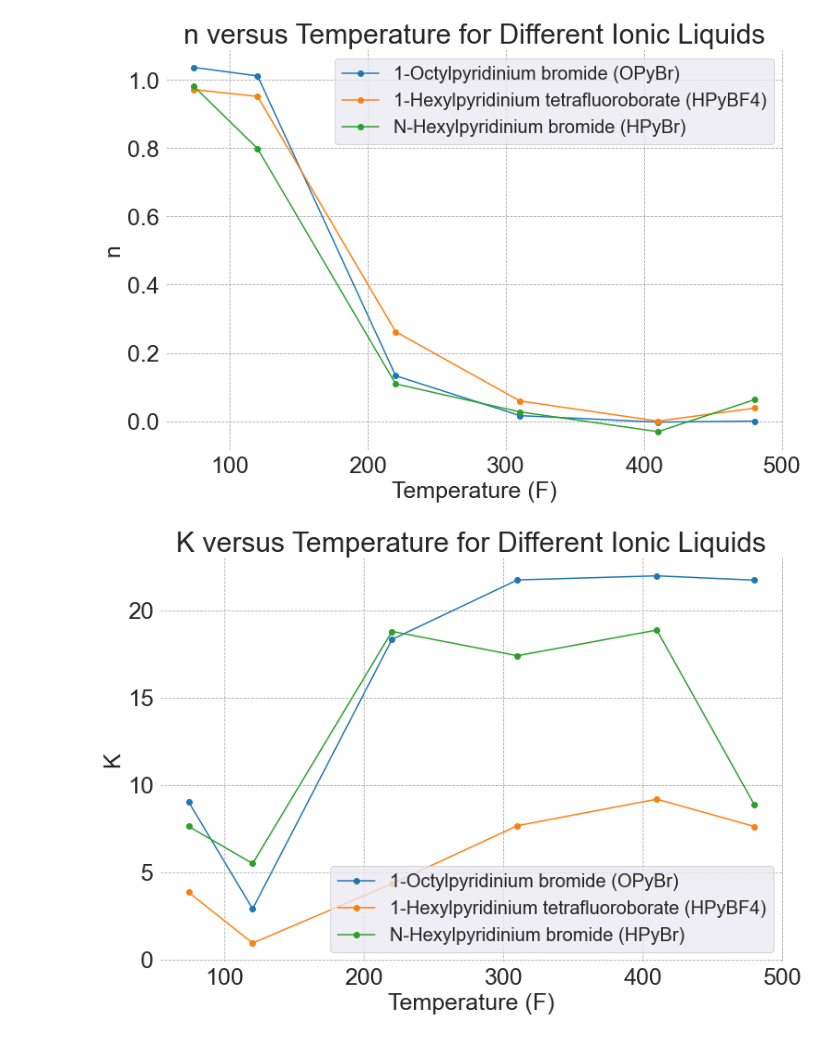
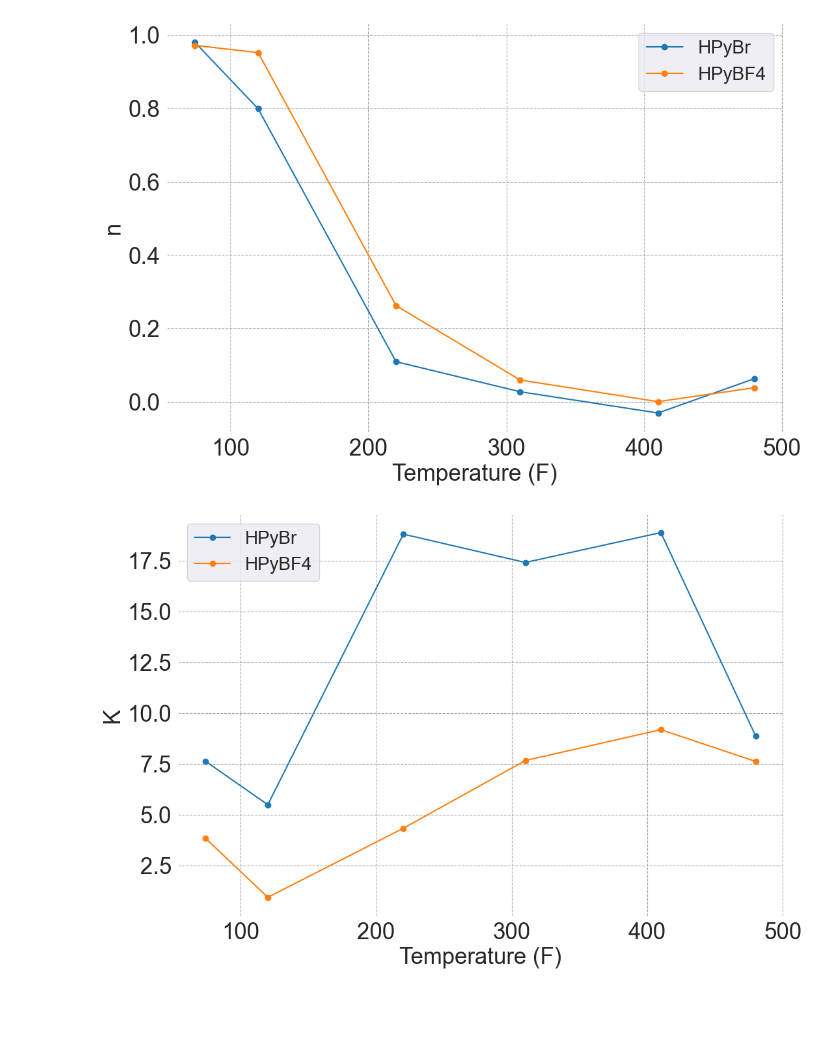
Before and after one commit to Atashnezhad/hpht, a Jupyter notebook: P04.ipynb, the cells around one changed output. Cells and saved outputs as stored; diff of their text form; code cells hidden in the pictures; blank space fills up the shorter version.

Commit message:
fix plots

```diff
--- a/P04.ipynb
+++ b/P04.ipynb
@@ -3,24 +3,26 @@ import matplotlib.pyplot as plt
 
 # Data
 data = [
-    {"Ionic Liquid": "1-Hexylpyridinium tetrafluoroborate (HPyBF4)", "Temperature (F)": 74, "n": 0.972, "K": 3.848, "r2": 1},
-    {"Ionic Liquid": "1-Hexylpyridinium tetrafluoroborate (HPyBF4)", "Temperature (F)": 120, "n": 0.952, "K": 0.943, "r2": 1},
-    {"Ionic Liquid": "1-Hexylpyridinium tetrafluoroborate (HPyBF4)", "Temperature (F)": 220, "n": 0.262, "K": 4.34, "r2": 0.94},
-    {"Ionic Liquid": "1-Hexylpyridinium tetrafluoroborate (HPyBF4)", "Temperature (F)": 310, "n": 0.059, "K": 7.668, "r2": 0.85},
-    {"Ionic Liquid": "1-Hexylpyridinium tetrafluoroborate (HPyBF4)", "Temperature (F)": 410, "n": 0, "K": 9.186, "r2": 0.01},
-    {"Ionic Liquid": "1-Hexylpyridinium tetrafluoroborate (HPyBF4)", "Temperature (F)": 480, "n": 0.038, "K": 7.623, "r2": 0.69},
-    {"Ionic Liquid": "N-Hexylpyridinium bromide (HPyBr)", "Temperature (F)": 74, "n": 0.981, "K": 7.631, "r2": 1},
-    {"Ionic Liquid": "N-Hexylpyridinium bromide (HPyBr)", "Temperature (F)": 120, "n": 0.799, "K": 5.497, "r2": 1},
-    {"Ionic Liquid": "N-Hexylpyridinium bromide (HPyBr)", "Temperature (F)": 220, "n": 0.109, "K": 18.798, "r2": 0.78},
-    {"Ionic Liquid": "N-Hexylpyridinium bromide (HPyBr)", "Temperature (F)": 310, "n": 0.027, "K": 17.406, "r2": 0.74},
-    {"Ionic Liquid": "N-Hexylpyridinium bromide (HPyBr)", "Temperature (F)": 410, "n": -0.031, "K": 18.875, "r2": 0.76},
-    {"Ionic Liquid": "N-Hexylpyridinium bromide (HPyBr)", "Temperature (F)": 480, "n": 0.063, "K": 8.866, "r2": 0.92},
-    {"Ionic Liquid": "1-Octylpyridinium bromide (OPyBr)", "Temperature (F)": 74, "n": 1.037, "K": 9.036, "r2": 1},
-    {"Ionic Liquid": "1-Octylpyridinium bromide (OPyBr)", "Temperature (F)": 120, "n": 1.012, "K": 2.902, "r2": 1},
-    {"Ionic Liquid": "1-Octylpyridinium bromide (OPyBr)", "Temperature (F)": 220, "n": 0.133, "K": 18.339, "r2": 0.8},
-    {"Ionic Liquid": "1-Octylpyridinium bromide (OPyBr)", "Temperature (F)": 310, "n": 0.016, "K": 21.746, "r2": 0.52},
-    {"Ionic Liquid": "1-Octylpyridinium bromide (OPyBr)", "Temperature (F)": 410, "n": -0.003, "K": 21.982, "r2": 0.78},
-    {"Ionic Liquid": "1-Octylpyridinium bromide (OPyBr)", "Temperature (F)": 480, "n": 0, "K": 21.734, "r2": 0},
+    {"Ionic Liquid": "HPyBF4", "Temperature (F)": 74, "n": 0.972, "K": 3.848, "r2": 1},
+    {"Ionic Liquid": "HPyBF4", "Temperature (F)": 120, "n": 0.952, "K": 0.943, "r2": 1},
+    {"Ionic Liquid": "HPyBF4", "Temperature (F)": 220, "n": 0.262, "K": 4.34, "r2": 0.94},
+    {"Ionic Liquid": "HPyBF4", "Temperature (F)": 310, "n": 0.059, "K": 7.668, "r2": 0.85},
+    {"Ionic Liquid": "HPyBF4", "Temperature (F)": 410, "n": 0, "K": 9.186, "r2": 0.01},
+    {"Ionic Liquid": "HPyBF4", "Temperature (F)": 480, "n": 0.038, "K": 7.623, "r2": 0.69},
+
+    {"Ionic Liquid": "HPyBr", "Temperature (F)": 74, "n": 0.981, "K": 7.631, "r2": 1},
+    {"Ionic Liquid": "HPyBr", "Temperature (F)": 120, "n": 0.799, "K": 5.497, "r2": 1},
+    {"Ionic Liquid": "HPyBr", "Temperature (F)": 220, "n": 0.109, "K": 18.798, "r2": 0.78},
+    {"Ionic Liquid": "HPyBr", "Temperature (F)": 310, "n": 0.027, "K": 17.406, "r2": 0.74},
+    {"Ionic Liquid": "HPyBr", "Temperature (F)": 410, "n": -0.031, "K": 18.875, "r2": 0.76},
+    {"Ionic Liquid": "HPyBr", "Temperature (F)": 480, "n": 0.063, "K": 8.866, "r2": 0.92},
+
+    # {"Ionic Liquid": "1-Octylpyridinium bromide (OPyBr)", "Temperature (F)": 74, "n": 1.037, "K": 9.036, "r2": 1},
+    # {"Ionic Liquid": "1-Octylpyridinium bromide (OPyBr)", "Temperature (F)": 120, "n": 1.012, "K": 2.902, "r2": 1},
+    # {"Ionic Liquid": "1-Octylpyridinium bromide (OPyBr)", "Temperature (F)": 220, "n": 0.133, "K": 18.339, "r2": 0.8},
+    # {"Ionic Liquid": "1-Octylpyridinium bromide (OPyBr)", "Temperature (F)": 310, "n": 0.016, "K": 21.746, "r2": 0.52},
+    # {"Ionic Liquid": "1-Octylpyridinium bromide (OPyBr)", "Temperature (F)": 410, "n": -0.003, "K": 21.982, "r2": 0.78},
+    # {"Ionic Liquid": "1-Octylpyridinium bromide (OPyBr)", "Temperature (F)": 480, "n": 0, "K": 21.734, "r2": 0},
 ]
 
 # Extracting unique ionic liquid names
@@ -51,7 +53,7 @@ for ionic_liquid in ionic_liquids:
 
 
 # Set plot title and labels
-plt.title("n versus Temperature for Different Ionic Liquids")
+# plt.title("n versus Temperature for Different Ionic Liquids")
 plt.xlabel("Temperature (F)")
 plt.ylabel("n")
 
@@ -69,7 +71,7 @@ plt.grid(True, which="both", ls="--", color="0.65")
 # Display the plot
 plt.show()
 # %% [output]
-[figure, old version]
+[figure, new version]
 # %%
 # Extracting unique ionic liquid names
 ionic_liquids = list(set(item["Ionic Liquid"] for item in data))
@@ -83,35 +85,35 @@ for item in data:
     ionic_liquid = item["Ionic Liquid"]
     K_value = item["K"]
     K_values[ionic_liquid].append(K_value)
 
 plt.rcParams.update({"font.size": font_size})
 #legend size
 plt.rcParams["legend.fontsize"] = font_size - 5
 # change the figure background color
 plt.gca().set_facecolor("w")
 # Plotting K versus temperature for each ionic liquid
 for ionic_liquid in ionic_liquids:
     temperatures = [item["Temperature (F)"] for item in data if item["Ionic Liquid"] == ionic_liquid]
     K_values_i = K_values[ionic_liquid]
 
     plt.plot(temperatures, K_values_i, marker='o', label=ionic_liquid)
 
 # Set plot title and labels
-plt.title("K versus Temperature for Different Ionic Liquids")
+# plt.title("K versus Temperature for Different Ionic Liquids")
 plt.xlabel("Temperature (F)")
 plt.ylabel("K")
 
 # make grid
 # make small grid
 plt.grid(True, which="both", ls="--", color="0.65")
 
 # Add legend
 plt.legend()
 
 # Display the plot
 plt.show()
 # %% [output]
-[figure, old version]
+[figure, new version]
 # %%
 import matplotlib.pyplot as plt
 
```
Also changed, not shown: parts of 2 cells of this notebook, 3 other files.
